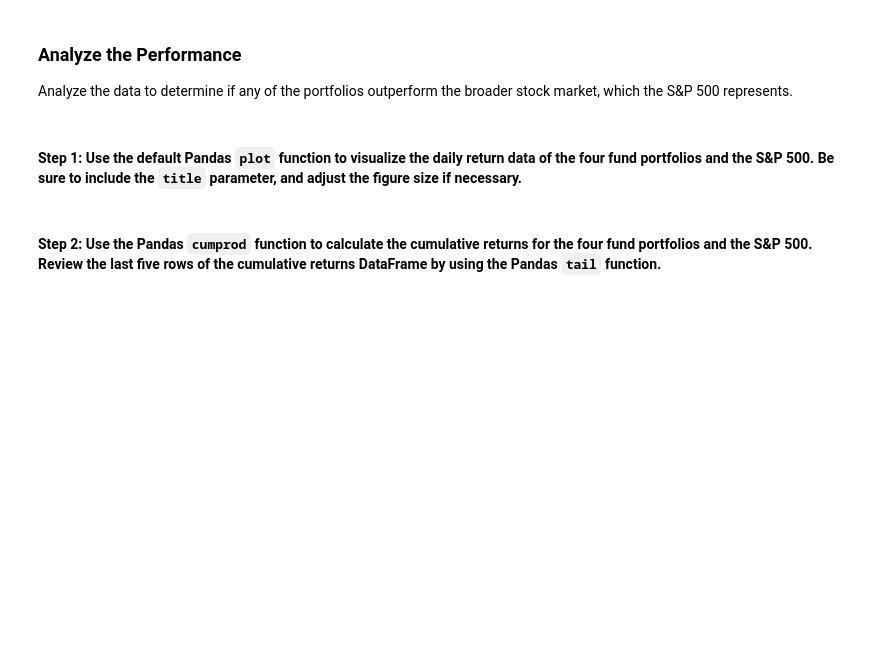
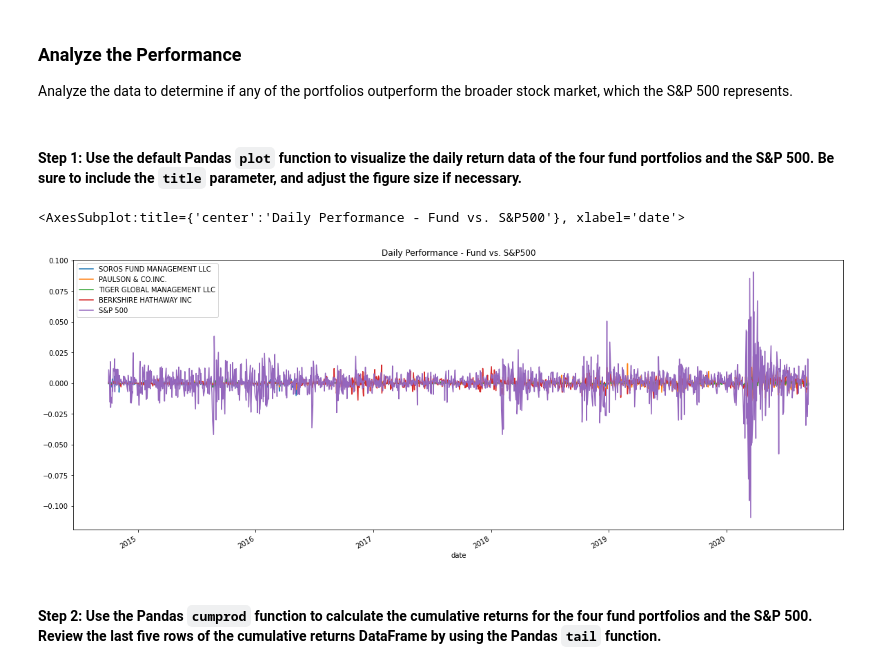
Before and after one commit to JWM09/Risk-Diversification, a Jupyter notebook: Starter_Code/risk_return_analysis.ipynb, the cells around one changed output. Saved outputs shown, nothing was run; the diff lists cells and outputs as text; code cells hidden in the pictures; blank space fills up the shorter version.

Commit message:
analyzed fund performance including cumulative return and volatility

```diff
--- a/Starter_Code/risk_return_analysis.ipynb
+++ b/Starter_Code/risk_return_analysis.ipynb
@@ -109,4 +109,10 @@ from pathlib import Path
 # %%
 # Import the data by reading in the CSV file and setting the DatetimeIndex
 # Review the first 5 rows of the DataFrame
-# YOUR CODE HERE
+whale_nav_df = pd.read_csv(
+    Path("./Resources/whale_navs.csv"),
+    index_col="date",
+    parse_dates=True,
+    infer_datetime_format=True
+)
+whale_nav_df.head()
@@ -116,4 +130,5 @@ from pathlib import Path
 # Prepare for the analysis by converting the dataframe of NAVs and prices to daily returns
 # Drop any rows with all missing values
 # Review the first five rows of the daily returns DataFrame.
-# YOUR CODE HERE
+daily_return_df = whale_nav_df.pct_change().dropna()
+daily_return_df.head()
@@ -132,7 +155,10 @@ Analyze the data to determine if any of the portfolios outperform the broader st
 # %%
 # Plot the daily return data of the 4 funds and the S&P 500
 # Inclue a title parameter and adjust the figure size
-# YOUR CODE HERE
+daily_return_df.plot(figsize=(20,8), title='Daily Performance - Fund vs. S&P500')
+# %% [output]
+<AxesSubplot:title={'center':'Daily Performance - Fund vs. S&P500'}, xlabel='date'>
+[figure, added]
 # %% [markdown]
 #### Step 2: Use the Pandas `cumprod` function to calculate the cumulative returns for the four fund portfolios and the S&P 500. Review the last five rows of the cumulative returns DataFrame by using the Pandas `tail` function.
 # %%
```
Also changed, not shown: parts of 8 cells of this notebook.
